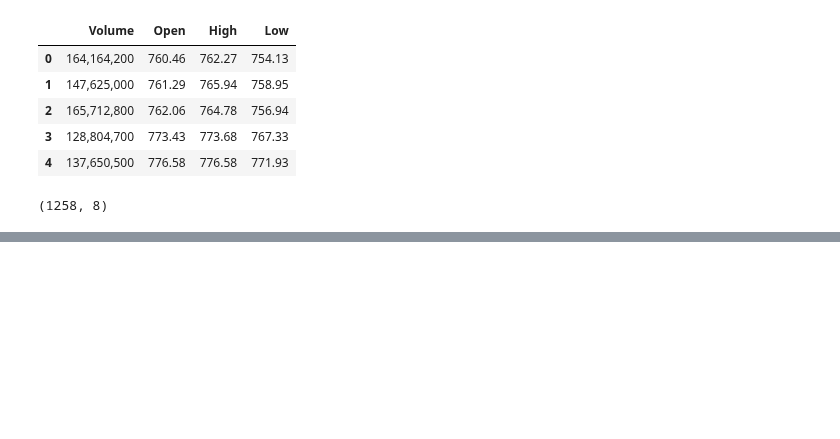
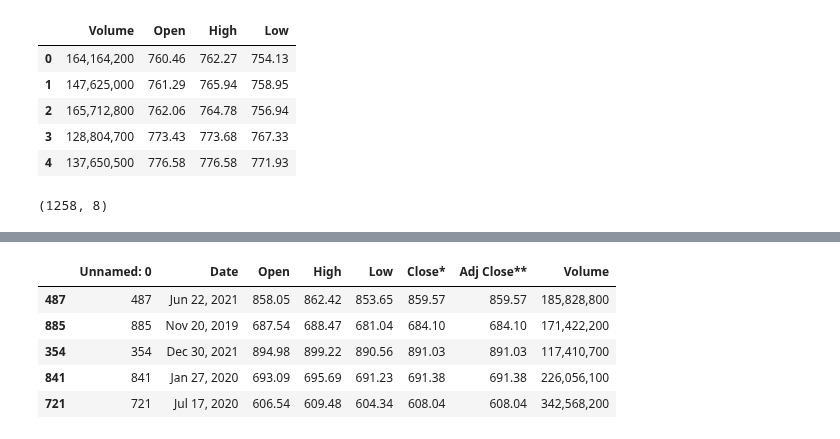
Before and after one commit to ChrisVerg/SmartInvest, a Jupyter notebook: Notebooks/ExampleNotebooks/JC_practice_kernel.ipynb, the cells around one changed output, grey strips where cells are left out. Saved outputs shown, nothing was run; the diff lists cells and outputs as text; code cells hidden in the pictures; blank space fills up the shorter version.

```diff
--- a/Notebooks/ExampleNotebooks/JC_practice_kernel.ipynb
+++ b/Notebooks/ExampleNotebooks/JC_practice_kernel.ipynb
@@ -273,0 +274,11 @@ dtype: object
+# %%
+Industrials.head()
+Industrials.tail()
+Industrials.sample(5)
+# %% [output]
+|  | Unnamed: 0 | Date | Open | High | Low | Close* | Adj Close** | Volume |
+| 487 | 487 | Jun 22, 2021 | 858.05 | 862.42 | 853.65 | 859.57 | 859.57 | 185,828,800 |
+| 885 | 885 | Nov 20, 2019 | 687.54 | 688.47 | 681.04 | 684.10 | 684.10 | 171,422,200 |
+| 354 | 354 | Dec 30, 2021 | 894.98 | 899.22 | 890.56 | 891.03 | 891.03 | 117,410,700 |
+| 841 | 841 | Jan 27, 2020 | 693.09 | 695.69 | 691.23 | 691.38 | 691.38 | 226,056,100 |
+| 721 | 721 | Jul 17, 2020 | 606.54 | 609.48 | 604.34 | 608.04 | 608.04 | 342,568,200 |
```
Also changed, not shown: parts of 23 cells of this notebook.
